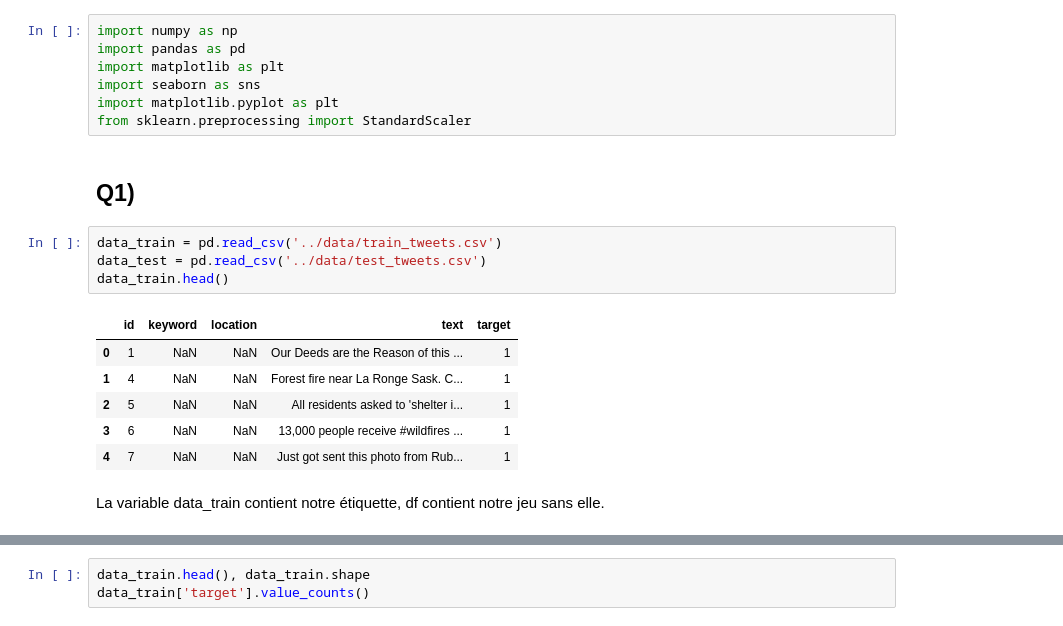
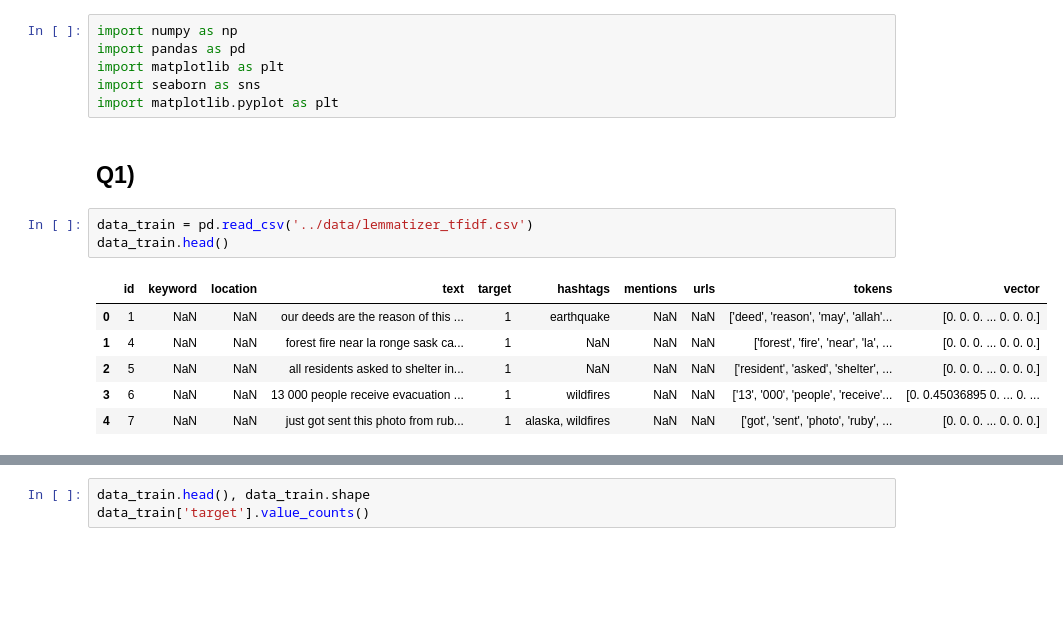
Before and after one commit to ines-lorquet/eye-of-emergency, a Jupyter notebook: notebook/eda.ipynb, the cells around one changed output, grey strips where cells are left out. Cells and saved outputs as stored; diff of their text form; blank space fills up the shorter version.

```diff
--- a/notebook/eda.ipynb
+++ b/notebook/eda.ipynb
@@ -4,19 +4,15 @@ import pandas as pd
 import matplotlib as plt
 import seaborn as sns
 import matplotlib.pyplot as plt
-from sklearn.preprocessing import StandardScaler
 # %% [markdown]
 ## Q1)
 # %%
-data_train = pd.read_csv('../data/train_tweets.csv')
-data_test = pd.read_csv('../data/test_tweets.csv')
+data_train = pd.read_csv('../data/lemmatizer_tfidf.csv')
 data_train.head()
 # %% [output]
-|  | id | keyword | location | text | target |
-| 0 | 1 | NaN | NaN | Our Deeds are the Reason of this ... | 1 |
-| 1 | 4 | NaN | NaN | Forest fire near La Ronge Sask. C... | 1 |
-| 2 | 5 | NaN | NaN | All residents asked to 'shelter i... | 1 |
-| 3 | 6 | NaN | NaN | 13,000 people receive #wildfires ... | 1 |
-| 4 | 7 | NaN | NaN | Just got sent this photo from Rub... | 1 |
+|  | id | keyword | location | text | target | hashtags | mentions | urls | tokens | vector |
+| 0 | 1 | NaN | NaN | our deeds are the reason of this ... | 1 | earthquake | NaN | NaN | ['deed', 'reason', 'may', 'allah'... | [0. 0. 0. ... 0. 0. 0.] |
+| 1 | 4 | NaN | NaN | forest fire near la ronge sask ca... | 1 | NaN | NaN | NaN | ['forest', 'fire', 'near', 'la', ... | [0. 0. 0. ... 0. 0. 0.] |
+| 2 | 5 | NaN | NaN | all residents asked to shelter in... | 1 | NaN | NaN | NaN | ['resident', 'asked', 'shelter', ... | [0. 0. 0. ... 0. 0. 0.] |
+| 3 | 6 | NaN | NaN | 13 000 people receive evacuation ... | 1 | wildfires | NaN | NaN | ['13', '000', 'people', 'receive'... | [0. 0.45036895 0. ... 0. ... |
+| 4 | 7 | NaN | NaN | just got sent this photo from rub... | 1 | alaska, wildfires | NaN | NaN | ['got', 'sent', 'photo', 'ruby', ... | [0. 0. 0. ... 0. 0. 0.] |
-# %% [markdown]
-La variable data_train contient notre étiquette, df contient notre jeu sans elle.
```
Also changed, not shown: parts of 5 cells of this notebook, 10 other files.
